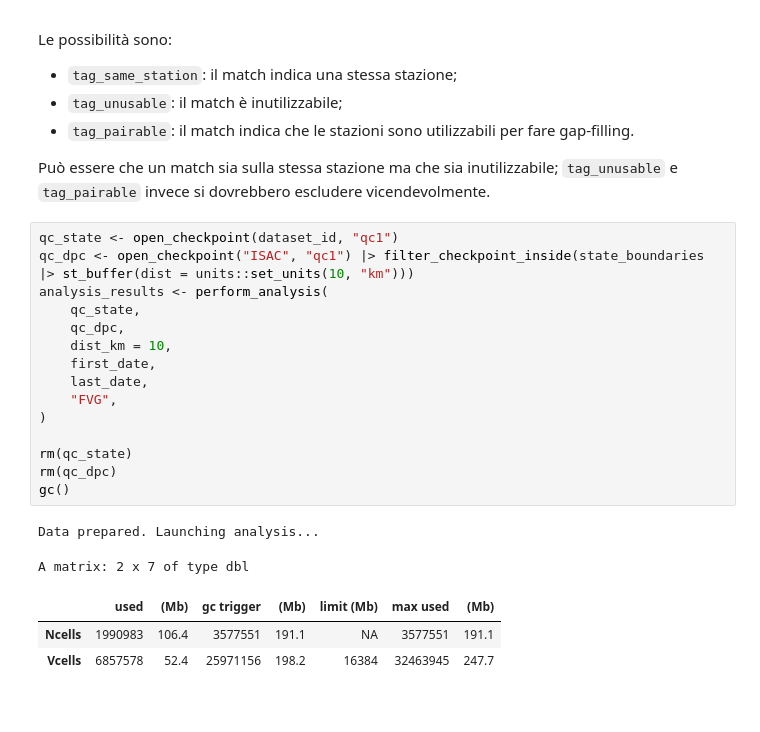
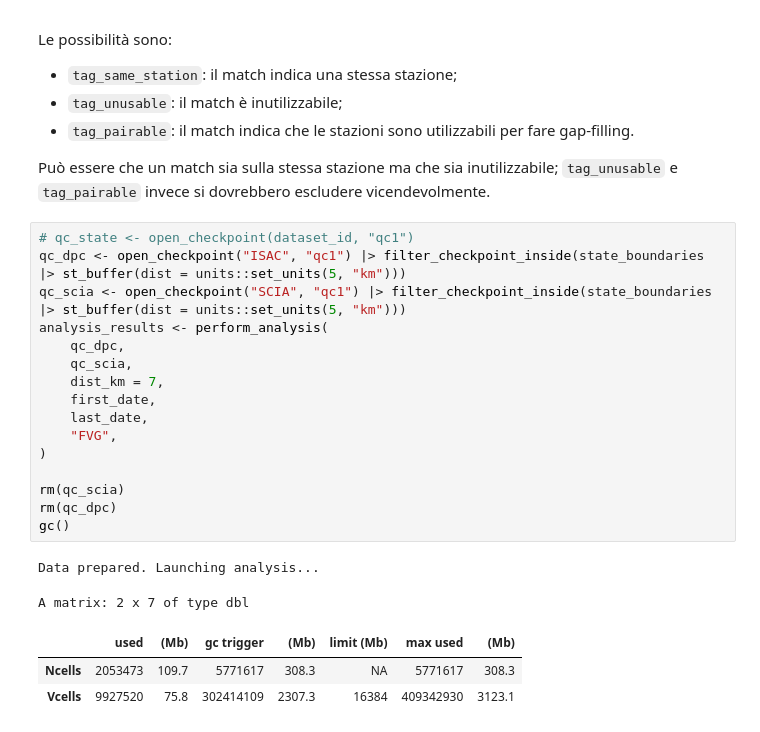
Before and after one commit to dnstudent/TesiMag, a Jupyter notebook: notebooks/integrazioni_regionali/FVG/FVG.ipynb, the cells around one changed output. Cells and saved outputs as stored; diff of their text form.

Commit message:
Merged FVG datasets

```diff
--- a/notebooks/integrazioni_regionali/FVG/FVG.ipynb
+++ b/notebooks/integrazioni_regionali/FVG/FVG.ipynb
@@ -117,24 +117,25 @@ Le possibilità sono:
 
 Può essere che un match sia sulla stessa stazione ma che sia inutilizzabile; `tag_unusable` e `tag_pairable` invece si dovrebbero escludere vicendevolmente.
 # %%
-qc_state <- open_checkpoint(dataset_id, "qc1")
-qc_dpc <- open_checkpoint("ISAC", "qc1") |> filter_checkpoint_inside(state_boundaries |> st_buffer(dist = units::set_units(10, "km")))
+# qc_state <- open_checkpoint(dataset_id, "qc1")
+qc_dpc <- open_checkpoint("ISAC", "qc1") |> filter_checkpoint_inside(state_boundaries |> st_buffer(dist = units::set_units(5, "km")))
+qc_scia <- open_checkpoint("SCIA", "qc1") |> filter_checkpoint_inside(state_boundaries |> st_buffer(dist = units::set_units(5, "km")))
 analysis_results <- perform_analysis(
-    qc_state,
     qc_dpc,
-    dist_km = 10,
+    qc_scia,
+    dist_km = 7,
     first_date,
     last_date,
     "FVG",
 )
 
-rm(qc_state)
+rm(qc_scia)
 rm(qc_dpc)
 gc()
 # %% [output]
 Data prepared. Launching analysis...
 A matrix: 2 x 7 of type dbl
 |  | used | (Mb) | gc trigger | (Mb) | limit (Mb) | max used | (Mb) |
-| Ncells | 1990983 | 106.4 | 3577551 | 191.1 | NA | 3577551 | 191.1 |
-| Vcells | 6857578 | 52.4 | 25971156 | 198.2 | 16384 | 32463945 | 247.7 |
+| Ncells | 2053473 | 109.7 | 5771617 | 308.3 | NA | 5771617 | 308.3 |
+| Vcells | 9927520 | 75.8 | 302414109 | 2307.3 | 16384 | 409342930 | 3123.1 |
 # %%
```
Also changed, not shown: parts of 13 cells of this notebook, 3 other files.
